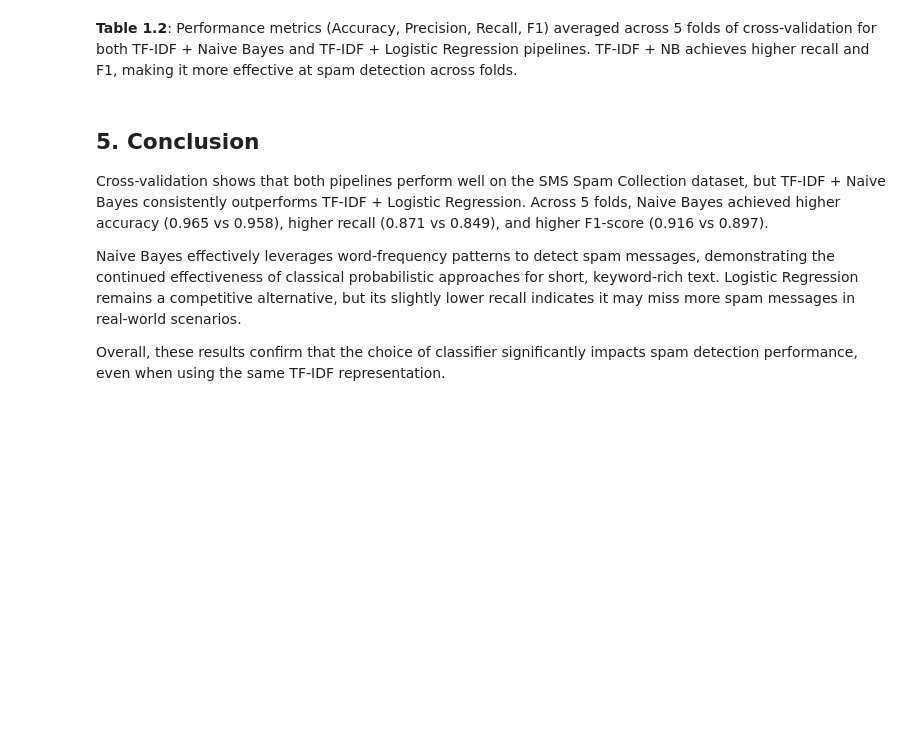
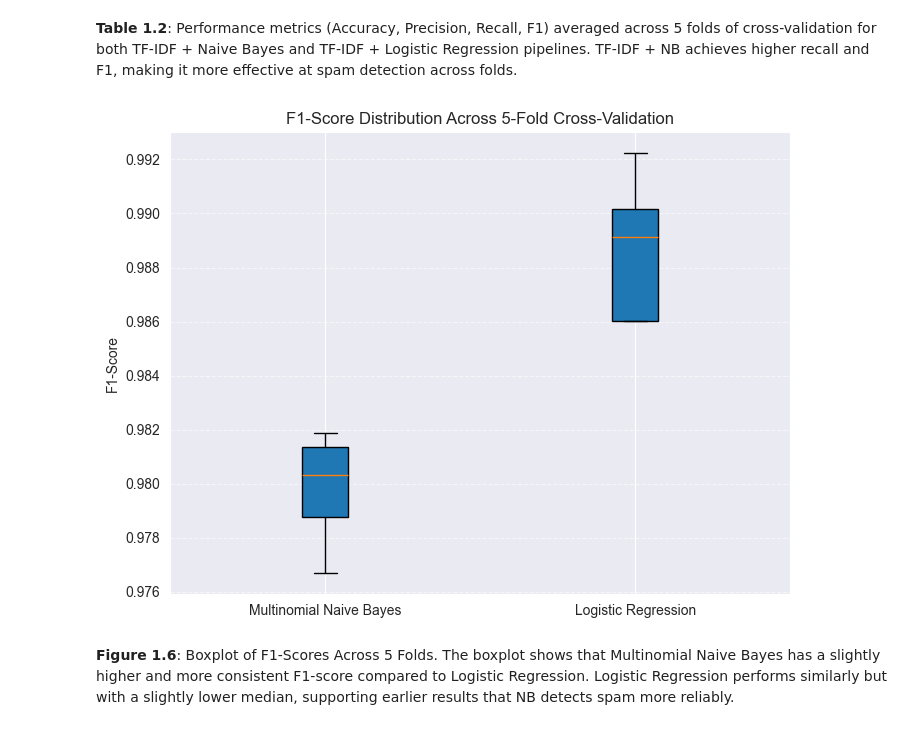
Before and after one commit to milenkirilov888/ce4145-natural-language-processing, a Jupyter notebook: coursework.ipynb, the cells around one changed output. Saved outputs shown, nothing was run; the diff lists cells and outputs as text; code cells hidden in the pictures; blank space fills up the shorter version.

```diff
--- a/coursework.ipynb
+++ b/coursework.ipynb
@@ -254,10 +281,26 @@ summary
 # %% [markdown]
 **Table 1.2**: Performance metrics (Accuracy, Precision, Recall, F1) averaged across 5 folds of cross-validation for both TF-IDF + Naive Bayes and TF-IDF + Logistic Regression pipelines. TF-IDF + NB achieves higher recall and F1, making it more effective at spam detection across folds.
-# %% [markdown]
-## **5. Conclusion**
-
-Cross-validation shows that both pipelines perform well on the SMS Spam Collection dataset, but TF-IDF + Naive Bayes consistently outperforms TF-IDF + Logistic Regression. Across 5 folds, Naive Bayes achieved higher accuracy (0.965 vs 0.958), higher recall (0.871 vs 0.849), and higher F1-score (0.916 vs 0.897).
-
-Naive Bayes effectively leverages word-frequency patterns to detect spam messages, demonstrating the continued effectiveness of classical probabilistic approaches for short, keyword-rich text. Logistic Regression remains a competitive alternative, but its slightly lower recall indicates it may miss more spam messages in real-world scenarios.
-
-Overall, these results confirm that the choice of classifier significantly impacts spam detection performance, even when using the same TF-IDF representation.
+# %%
+# Extract per-fold F1-scores from cross-validation outputs
+nb_f1_scores = cv_results_nb['test_f1_macro']
+lr_f1_scores = cv_results_lr['test_f1_macro']
+
+# Prepare data for boxplot
+data = [nb_f1_scores, lr_f1_scores]
+
+plt.figure(figsize=(8, 6))
+plt.boxplot(data, patch_artist=True)
+
+# Labels and title
+plt.title('F1-Score Distribution Across 5-Fold Cross-Validation')
+plt.ylabel('F1-Score')
+plt.xticks([1, 2], ['Multinomial Naive Bayes', 'Logistic Regression'])
+
+# Add vertical grid for academic readability
+plt.grid(axis='y', linestyle='--', alpha=0.6)
+
+plt.show()
+# %% [output]
+[figure, added]
+# %% [markdown]
+**Figure 1.6**: Boxplot of F1-Scores Across 5 Folds. The boxplot shows that Multinomial Naive Bayes has a slightly higher and more consistent F1-score compared to Logistic Regression. Logistic Regression performs similarly but with a slightly lower median, supporting earlier results that NB detects spam more reliably.
```
Also changed, not shown: parts of 27 cells of this notebook, 1 other file.
